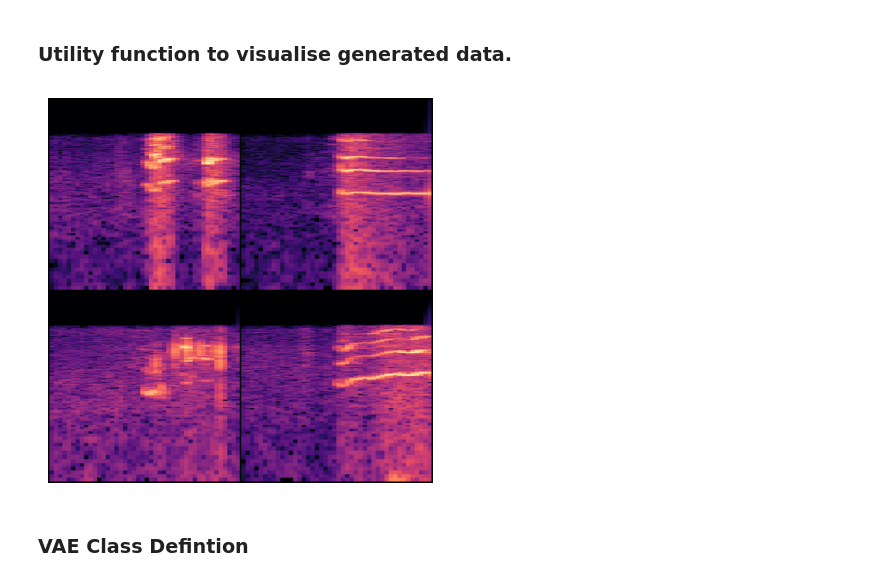
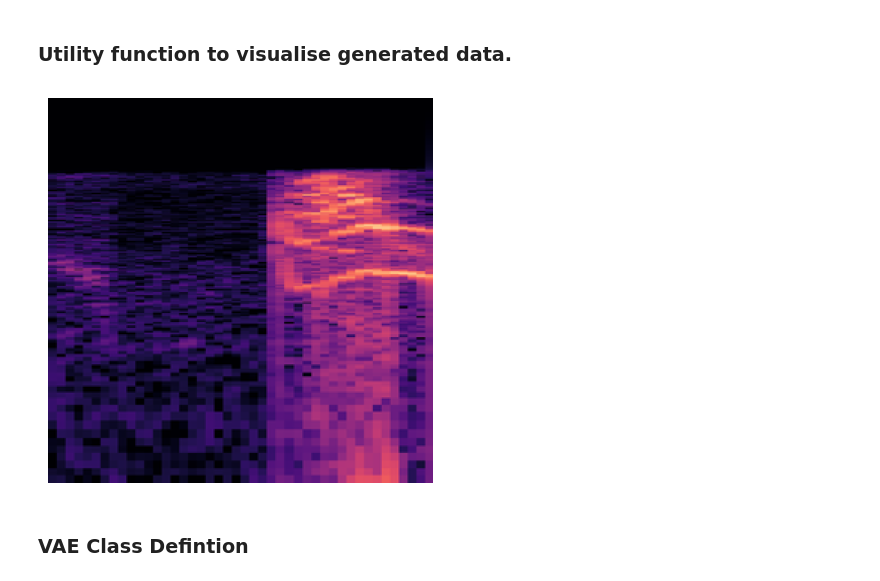
Before and after one commit to sseeaamuss/myVAE, a Jupyter notebook: VAE_Notebook.ipynb, the cells around one changed output. Saved outputs shown, nothing was run; the diff lists cells and outputs as text; code cells hidden in the pictures.

Commit message:
updated such that you can save the reconstruction process

```diff
--- a/VAE_Notebook.ipynb
+++ b/VAE_Notebook.ipynb
@@ -64,7 +64,7 @@ vae_config = {
     "BATCH_SIZE": 40,
     "IN_RESOLUTION": 256,
     "IN_CHANNELS": 3,
-    "NUM_EPOCHS": 1,
+    "NUM_EPOCHS": 300,
     "LEARNING_RATE": 1e-4,
     "HIDDEN_DIMS":[256, 512, 1024, 2048],
     "LATENT_DIM_SIZE": 256,
@@ -72,14 +72,49 @@ vae_config = {
 # %% [markdown]
 ### Utility function to visualise generated data.
 # %%
-def draw_image_grid(samples):
+def draw_image_grid(samples, save_image = False, path = None, outfile_name = "out", epoch = None):
     images = samples[:4]
     images = (images * 0.5) + 0.5  # Unnormalize the images to [0, 1] range
     grid_img = torchvision.utils.make_grid(images, nrow=2)
     plt.figure(figsize=(5, 5))
     plt.imshow(grid_img.permute(1, 2, 0))  # Convert from (C, H, W) to (H, W, C)
     plt.axis('off')
+    if save_image and path is not None:
+        filename = outfile_name + "_epoch_" + str(epoch) + ".png" if epoch is not None else outfile_name + ".png"
+        full_path = os.path.join(path, filename)
+        # Create the directory if it doesn't exist
+        os.makedirs(path, exist_ok=True)
+
+        # Save the figure to the specified path and name
+        plt.savefig(full_path, dpi=500, bbox_inches='tight', pad_inches=0, transparent=True)
     plt.show()
+
+
+
+def draw_image(samples, save_image = False, path = None, outfile_name = "out", epoch = None):
+# Select the first image (or any index you want)
+    image = samples[0]
+
+    # Unnormalize from [-1, 1] to [0, 1]
+    image = (image * 0.5) + 0.5
+
+    # Convert tensor to numpy and permute from (C, H, W) → (H, W, C)
+    image = image.permute(1, 2, 0).detach().cpu().numpy()
+
+    # Display the image
+    plt.figure(figsize=(5, 5))
+    plt.imshow(image)
+    plt.axis('off')
+
+    if save_image and path is not None:
+        filename = outfile_name + "_epoch_" + str(epoch) + ".png" if epoch is not None else outfile_name + ".png"
+        full_path = os.path.join(path, filename)
+        # Create the directory if it doesn't exist
+        os.makedirs(path, exist_ok=True)
+
+        # Save the figure to the specified path and name
+        plt.savefig(full_path, dpi=500, bbox_inches='tight', pad_inches=0, transparent=True)
+    plt.show()
 # %%
 class CustomImageDataset(data.Dataset):
     def __init__(self, classes, lance_dataset, transform=None):
@@ -108,28 +143,29 @@ class CustomImageDataset(data.Dataset):
 # %%
 train_transform = transforms.Compose(
     [
         transforms.ToTensor(),
         transforms.Normalize((0.5, 0.5, 0.5), (0.5, 0.5, 0.5)), # -1 to 1
     ]
 )
 classes = ('cat')
 
 lance_train_dataset = CustomImageDataset(
     classes,
+    #UPDATE PATH BASED ON DATASET
     "cat-spectrograms-2/cat-spectrograms-2_train.lance/",
     transform=train_transform
 )
 
 lance_train_loader = torch.utils.data.DataLoader(
     lance_train_dataset,
     batch_size=vae_config["BATCH_SIZE"],
     shuffle=True
 )
 
 images, _ = next(iter(lance_train_loader))
-draw_image_grid(images)
+draw_image(images, save_image = False, epoch=10, path = "output_images", outfile_name = "training_Images")
 # %% [output]
-[figure, old version]
+[figure, new version]
 # %% [markdown]
 ### VAE Class Defintion
 # %%
```
Also changed, not shown: parts of 6 cells of this notebook.
